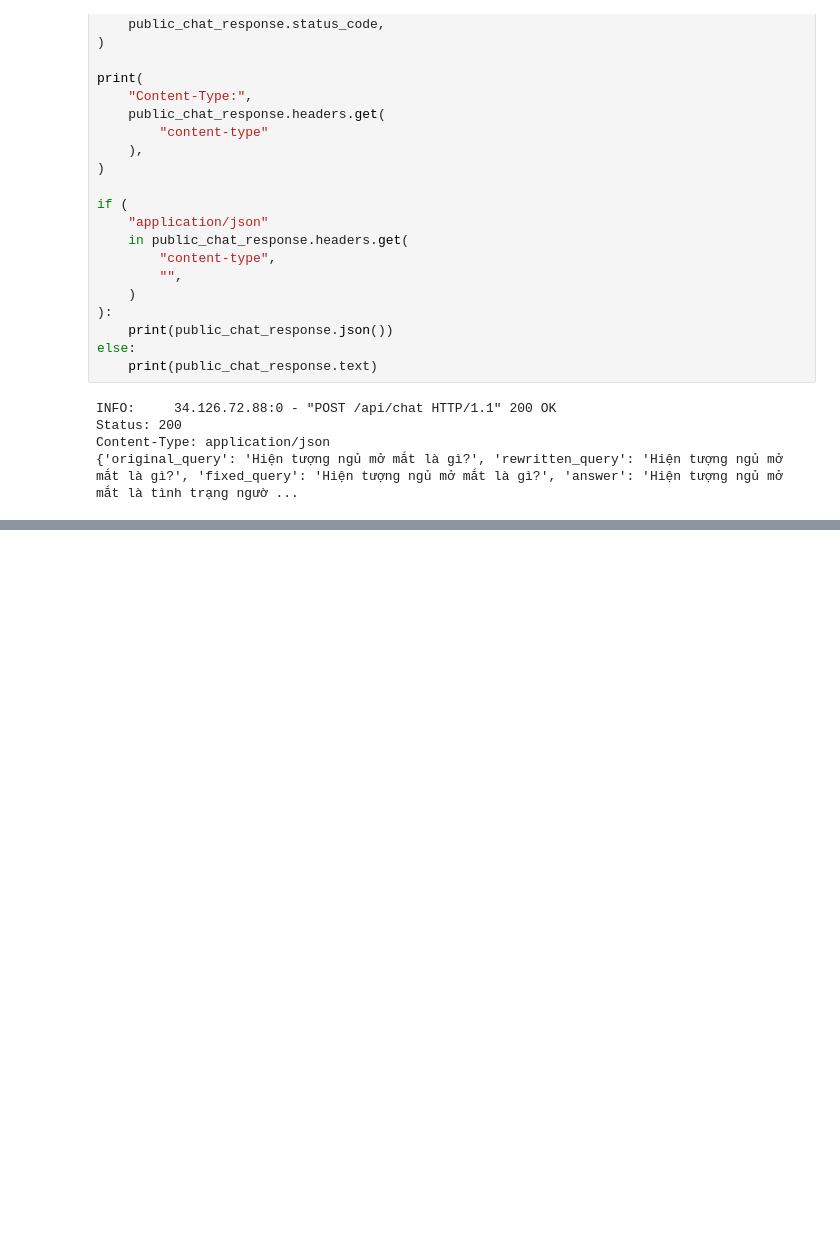
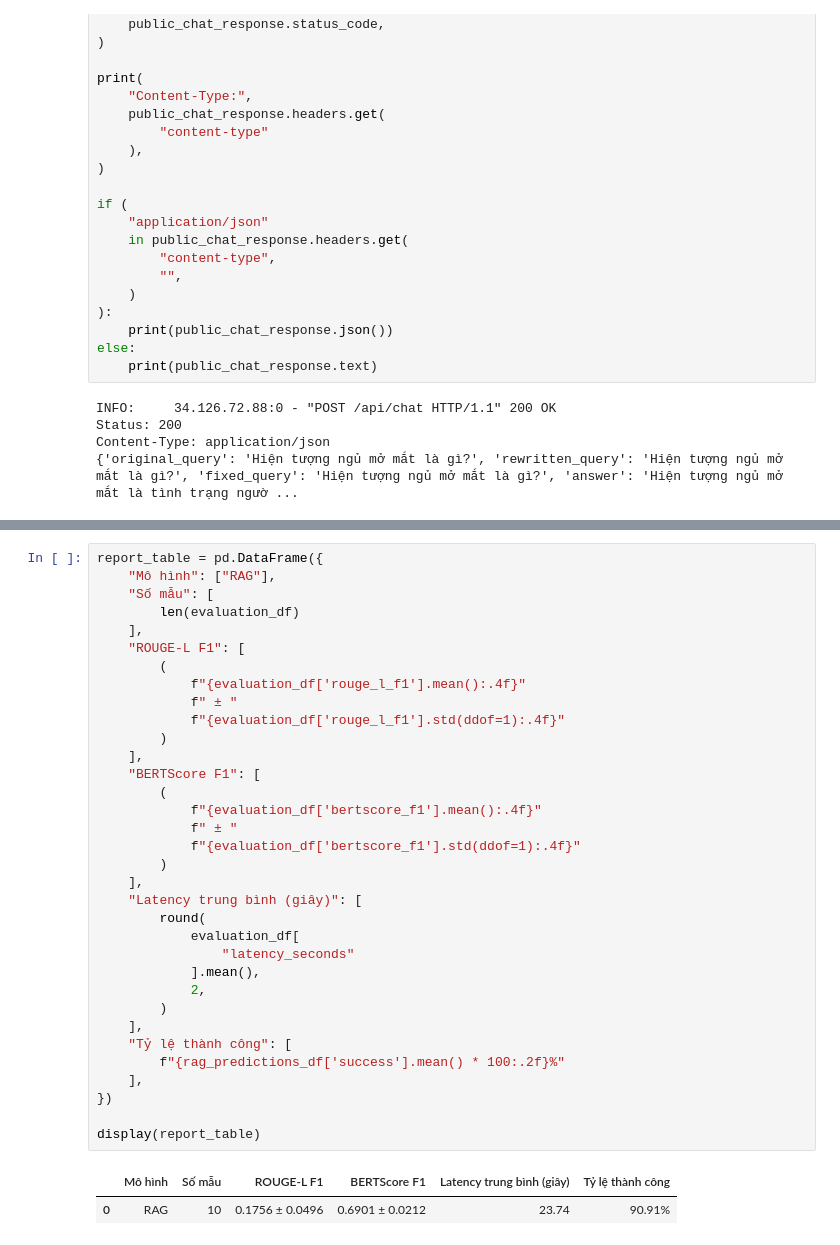
Before and after one commit to Nguyennnm/ML-CHATBOT_MEDICAL, a Jupyter notebook: Model/Rag/rag.ipynb, the cells around one changed output, grey strips where cells are left out. Drawn from its saved outputs; the diff is of its cells as text; blank space fills up the shorter version.

```diff
--- a/Model/Rag/rag.ipynb
+++ b/Model/Rag/rag.ipynb
@@ -3306,0 +4058,37 @@ Content-Type: application/json
+# %%
+report_table = pd.DataFrame({
+    "Mô hình": ["RAG"],
+    "Số mẫu": [
+        len(evaluation_df)
+    ],
+    "ROUGE-L F1": [
+        (
+            f"{evaluation_df['rouge_l_f1'].mean():.4f}"
+            f" ± "
+            f"{evaluation_df['rouge_l_f1'].std(ddof=1):.4f}"
+        )
+    ],
+    "BERTScore F1": [
+        (
+            f"{evaluation_df['bertscore_f1'].mean():.4f}"
+            f" ± "
+            f"{evaluation_df['bertscore_f1'].std(ddof=1):.4f}"
+        )
+    ],
+    "Latency trung bình (giây)": [
+        round(
+            evaluation_df[
+                "latency_seconds"
+            ].mean(),
+            2,
+        )
+    ],
+    "Tỷ lệ thành công": [
+        f"{rag_predictions_df['success'].mean() * 100:.2f}%"
+    ],
+})
+
+display(report_table)
+# %% [output]
+|  | Mô hình | Số mẫu | ROUGE-L F1 | BERTScore F1 | Latency trung bình (giây) | Tỷ lệ thành công |
+| 0 | RAG | 10 | 0.1756 ± 0.0496 | 0.6901 ± 0.0212 | 23.74 | 90.91% |
```
Also changed, not shown: parts of 20 cells of this notebook.
